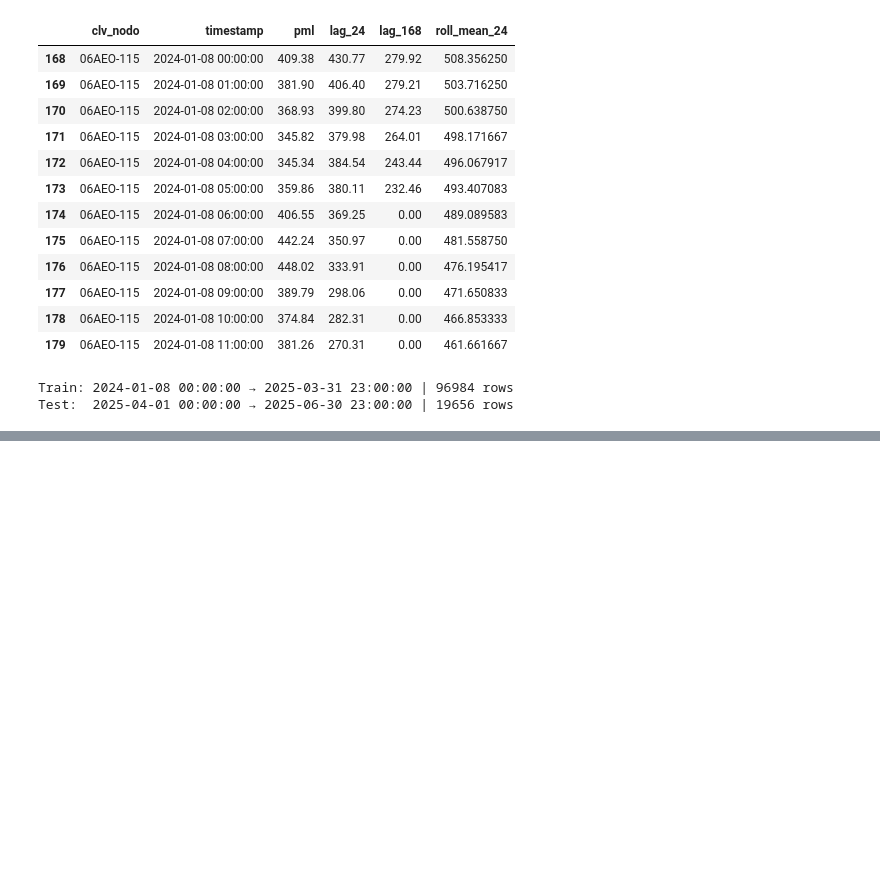
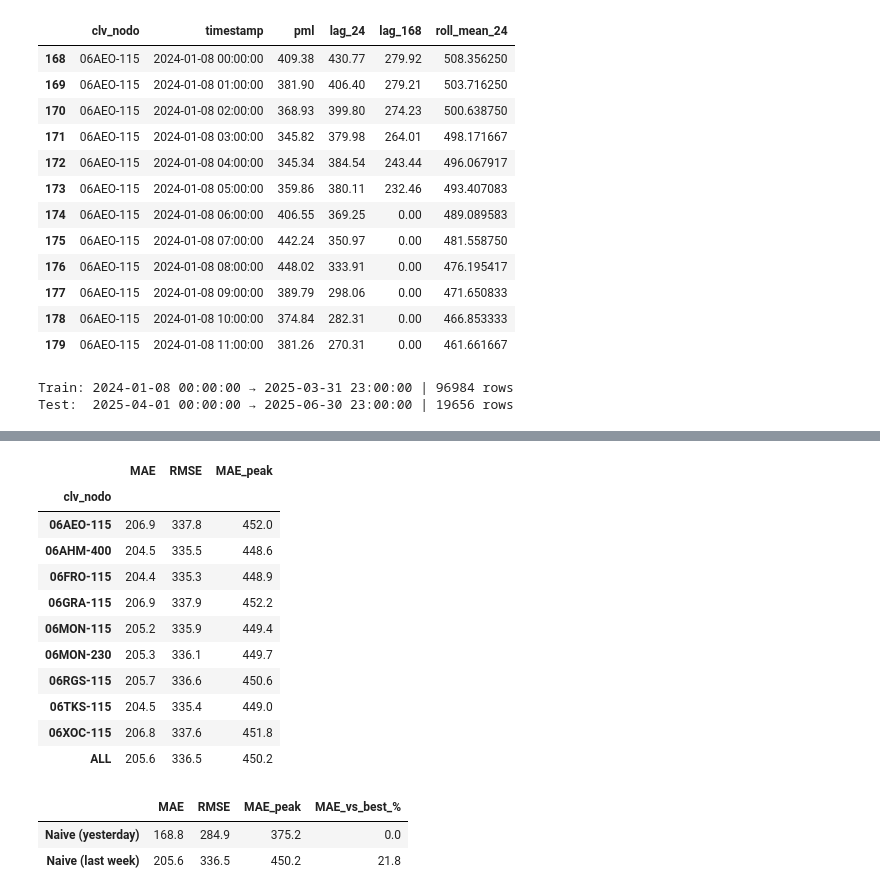
Before and after one commit to zyangarduno/CENACE-CHALLENGE, a Jupyter notebook: notebooks/03_modeling.ipynb, the cells around one changed output, grey strips where cells are left out. Cells and saved outputs as stored; diff of their text form; code cells hidden in the pictures; blank space fills up the shorter version.

```diff
--- a/notebooks/03_modeling.ipynb
+++ b/notebooks/03_modeling.ipynb
@@ -174,0 +212,25 @@ results = {}
+# %%
+test["pred_naive_week"] = test["lag_168"]
+results["Naive (last week)"] = evaluate_by_node(test, "pred_naive_week")
+results["Naive (last week)"]
+# %% [output]
+|  | MAE | RMSE | MAE_peak |
+| clv_nodo |  |  |  |
+| 06AEO-115 | 206.9 | 337.8 | 452.0 |
+| 06AHM-400 | 204.5 | 335.5 | 448.6 |
+| 06FRO-115 | 204.4 | 335.3 | 448.9 |
+| 06GRA-115 | 206.9 | 337.9 | 452.2 |
+| 06MON-115 | 205.2 | 335.9 | 449.4 |
+| 06MON-230 | 205.3 | 336.1 | 449.7 |
+| 06RGS-115 | 205.7 | 336.6 | 450.6 |
+| 06TKS-115 | 204.5 | 335.4 | 449.0 |
+| 06XOC-115 | 206.8 | 337.6 | 451.8 |
+| ALL | 205.6 | 336.5 | 450.2 |
+# %%
+comparison = pd.DataFrame({name: res.loc["ALL"] for name, res in results.items()}).T
+comparison["MAE_vs_best_%"] = ((comparison["MAE"] / comparison["MAE"].min() - 1) * 100).round(1)
+comparison
+# %% [output]
+|  | MAE | RMSE | MAE_peak | MAE_vs_best_% |
+| Naive (yesterday) | 168.8 | 284.9 | 375.2 | 0.0 |
+| Naive (last week) | 205.6 | 336.5 | 450.2 | 21.8 |
```
Also changed, not shown: parts of 9 cells of this notebook, 1 other file.
